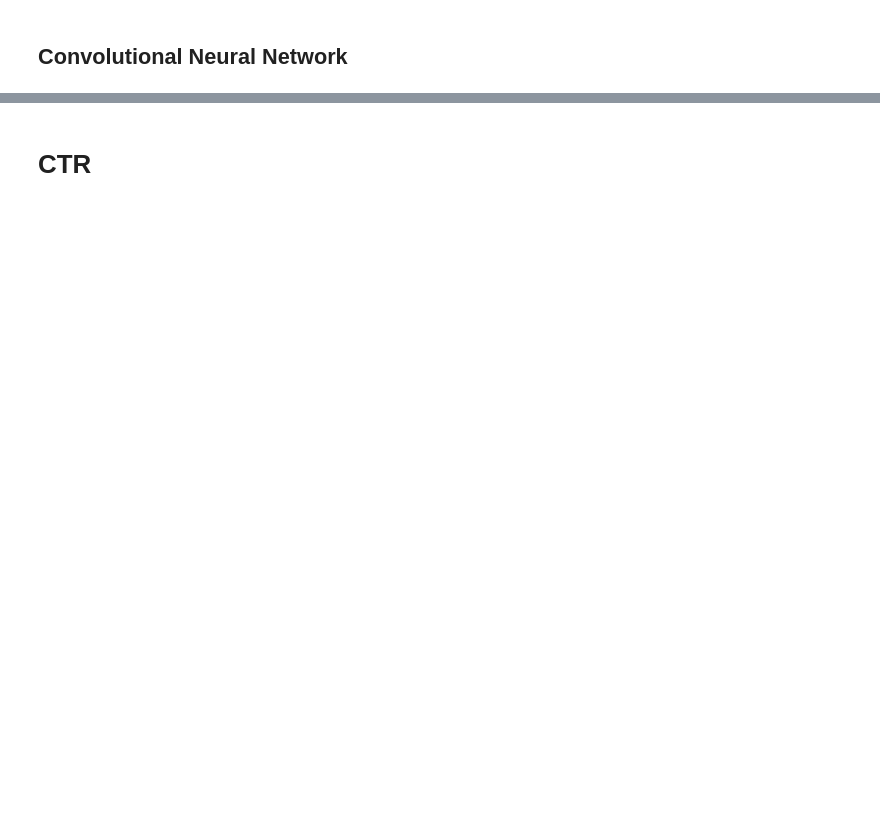
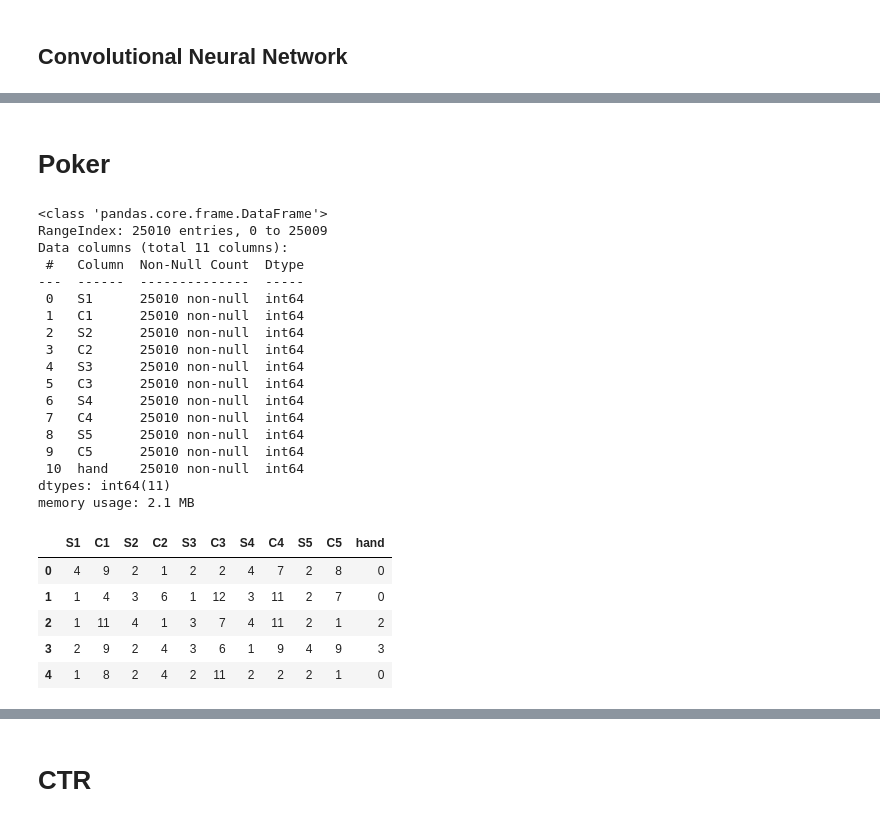
Before and after one commit to paulgrigas/IEOR-142-242-Python-Project, a Jupyter notebook: Lab 10/Lab10_teaching.ipynb, the cells around one changed output, grey strips where cells are left out. Drawn from its saved outputs; the diff is of its cells as text; code cells hidden in the pictures; blank space fills up the shorter version.

```diff
--- a/Lab 10/Lab10_teaching.ipynb
+++ b/Lab 10/Lab10_teaching.ipynb
@@ -181,0 +194,34 @@ print(acc)
+# %% [markdown]
+# Poker
+# %%
+poker = pd.read_csv('train.csv')
+
+# pd.set_option('display.max_rows', 200)
+# pd.set_option('display.max_columns', 200)
+poker.info()
+poker.head()
+# %% [output]
+<class 'pandas.core.frame.DataFrame'>
+RangeIndex: 25010 entries, 0 to 25009
+Data columns (total 11 columns):
+ #   Column  Non-Null Count  Dtype
+---  ------  --------------  -----
+ 0   S1      25010 non-null  int64
+ 1   C1      25010 non-null  int64
+ 2   S2      25010 non-null  int64
+ 3   C2      25010 non-null  int64
+ 4   S3      25010 non-null  int64
+ 5   C3      25010 non-null  int64
+ 6   S4      25010 non-null  int64
+ 7   C4      25010 non-null  int64
+ 8   S5      25010 non-null  int64
+ 9   C5      25010 non-null  int64
+ 10  hand    25010 non-null  int64
+dtypes: int64(11)
+memory usage: 2.1 MB
+|  | S1 | C1 | S2 | C2 | S3 | C3 | S4 | C4 | S5 | C5 | hand |
+| 0 | 4 | 9 | 2 | 1 | 2 | 2 | 4 | 7 | 2 | 8 | 0 |
+| 1 | 1 | 4 | 3 | 6 | 1 | 12 | 3 | 11 | 2 | 7 | 0 |
+| 2 | 1 | 11 | 4 | 1 | 3 | 7 | 4 | 11 | 2 | 1 | 2 |
+| 3 | 2 | 9 | 2 | 4 | 3 | 6 | 1 | 9 | 4 | 9 | 3 |
+| 4 | 1 | 8 | 2 | 4 | 2 | 11 | 2 | 2 | 2 | 1 | 0 |
```
Also changed, not shown: parts of 29 cells of this notebook.
